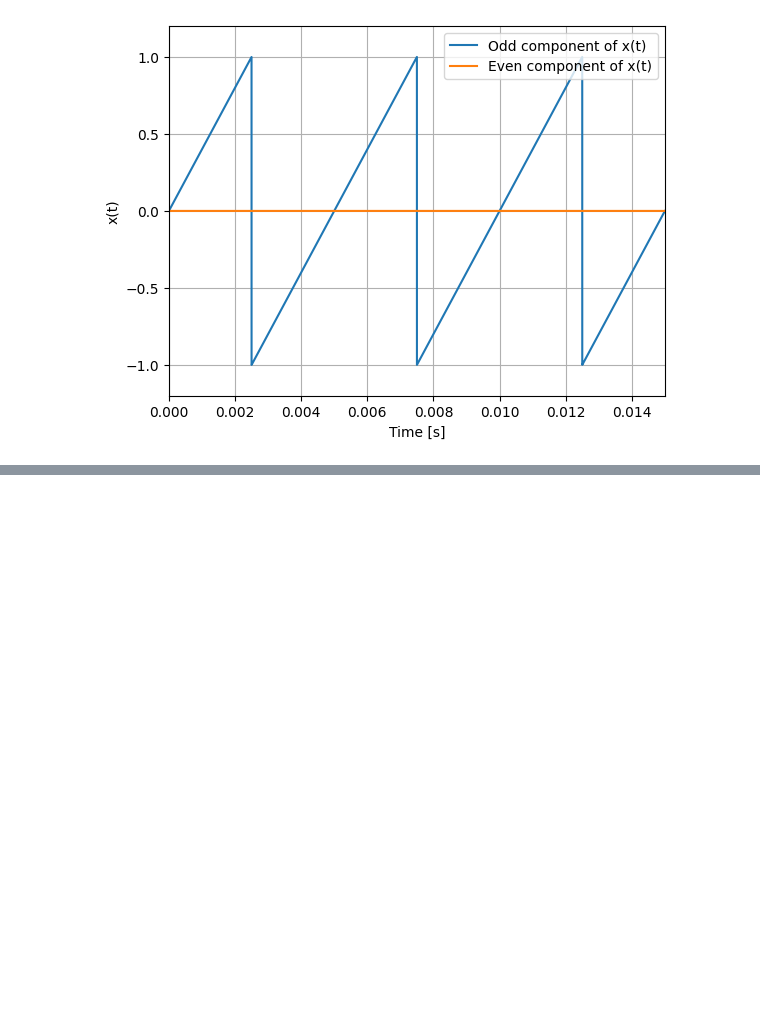
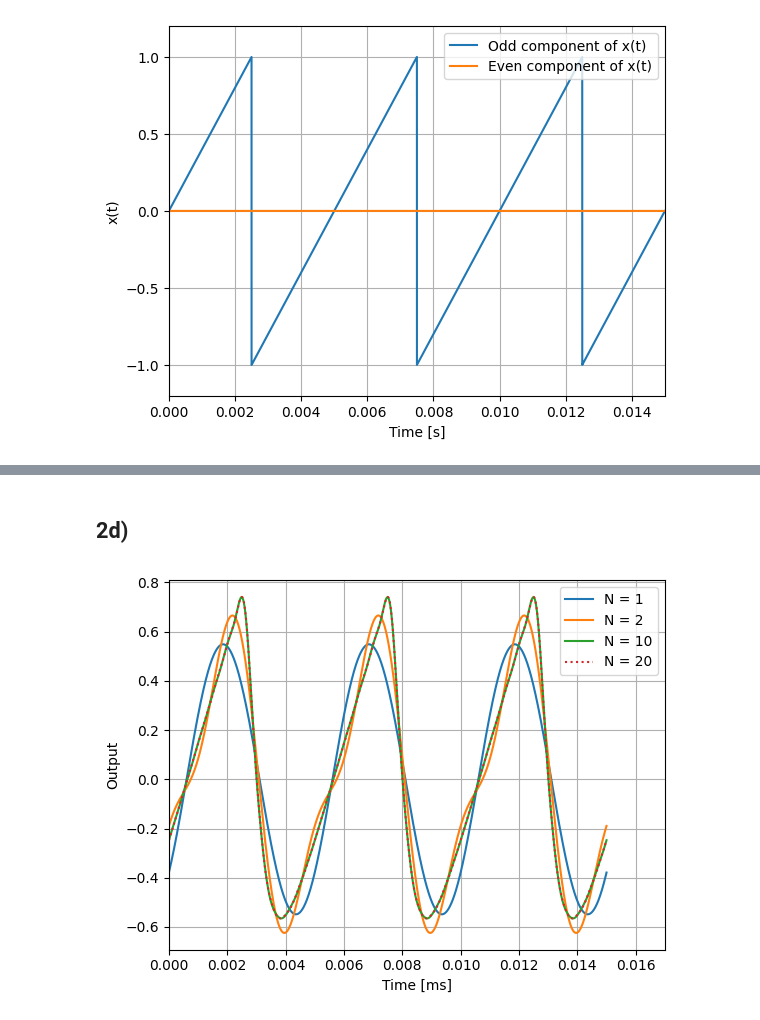
Before and after one commit to OliverHansson/Sigtrans_assignments, a Jupyter notebook: Assignment2/Assignment2.ipynb, the cells around one changed output, grey strips where cells are left out. Saved outputs shown, nothing was run; the diff lists cells and outputs as text; code cells hidden in the pictures; blank space fills up the shorter version.

```diff
--- a/Assignment2/Assignment2.ipynb
+++ b/Assignment2/Assignment2.ipynb
@@ -62,0 +128,45 @@ plt.show()
+# %% [markdown]
+## 2d)
+# %%
+#Use the results from 2c
+
+N = [1, 2, 10, 20]
+
+Y_omega = X_omega * H
+y_signals = []
+
+def Y(omega, Y_omega, n, omega_0):
+    # Find the index corresponding to n_omega_0 in the omega array
+    index = np.abs(omega - n * omega_0).argmin()
+    return Y_omega[index]
+
+for i in N:
+    y = np.zeros(len(t), dtype = complex)
+
+    for n in range(-i,i+1):
+        y += Y(omega, Y_omega, n, omega_0) * np.exp(1j * n * omega_0 * t)
+
+        # remove residual imaginary parts
+    for value in y:
+        if np.abs(value.imag) < 1e-15:
+            #print(f"Small residual imaginary part {value.imag}")
+            value = np.real(value)
+
+    y_signals.append((1/(2*np.pi))*y)
+
+fig, ax = plt.subplots()
+
+ax.plot(t, y_signals[0], label='N = 1')
+ax.plot(t, y_signals[1], label='N = 2')
+ax.plot(t, y_signals[2], label='N = 10')
+ax.plot(t, y_signals[3], label='N = 20', linestyle = "dotted")
+
+ax.set_xlabel('Time [ms]')
+ax.set_ylabel('Output')
+ax.set_xlim(0, 0.017)
+ax.legend(loc='upper right')       # Add legend
+ax.grid(True)
+
+plt.show()
+# %% [output]
+[figure, added]
```
Also changed, not shown: parts of 4 cells of this notebook.
